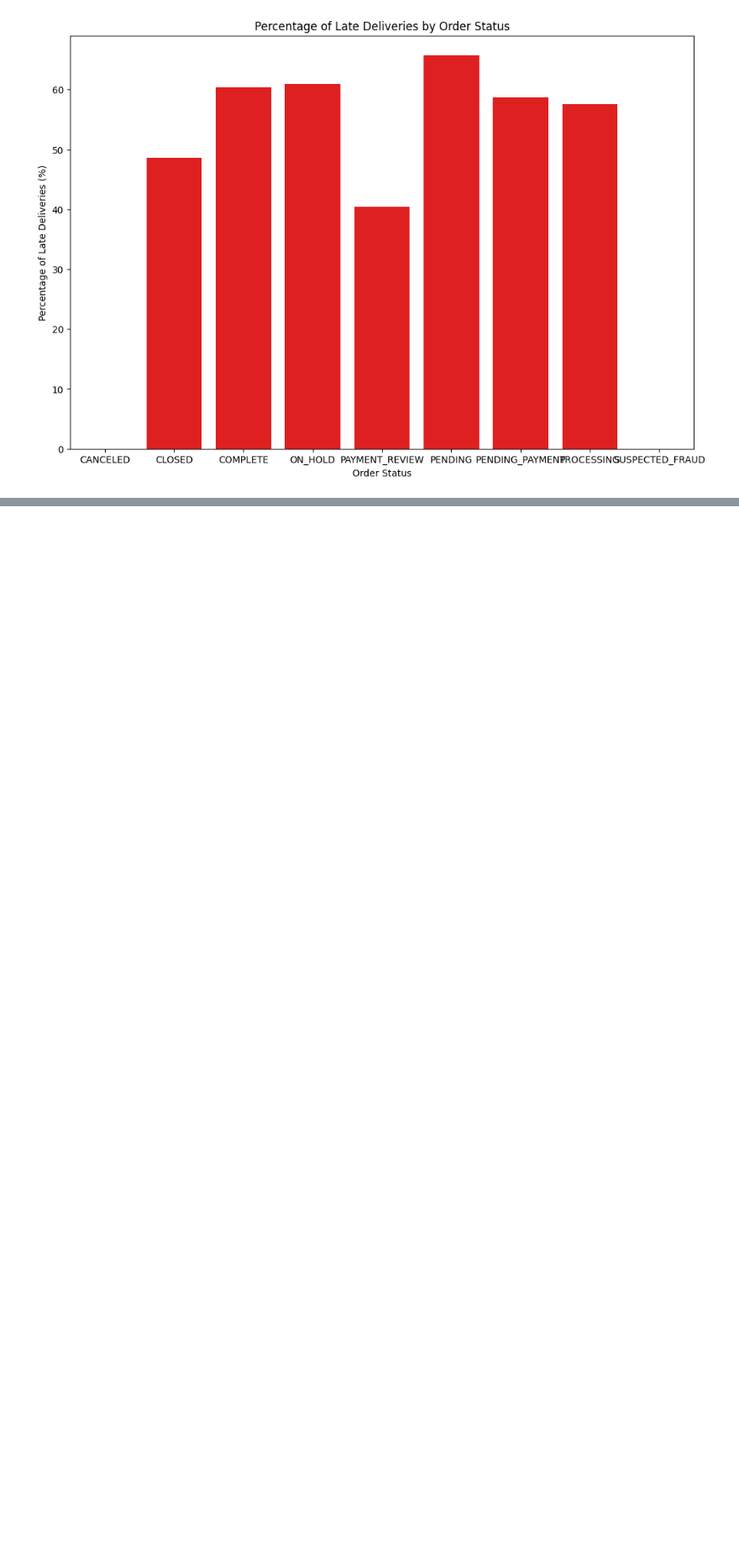
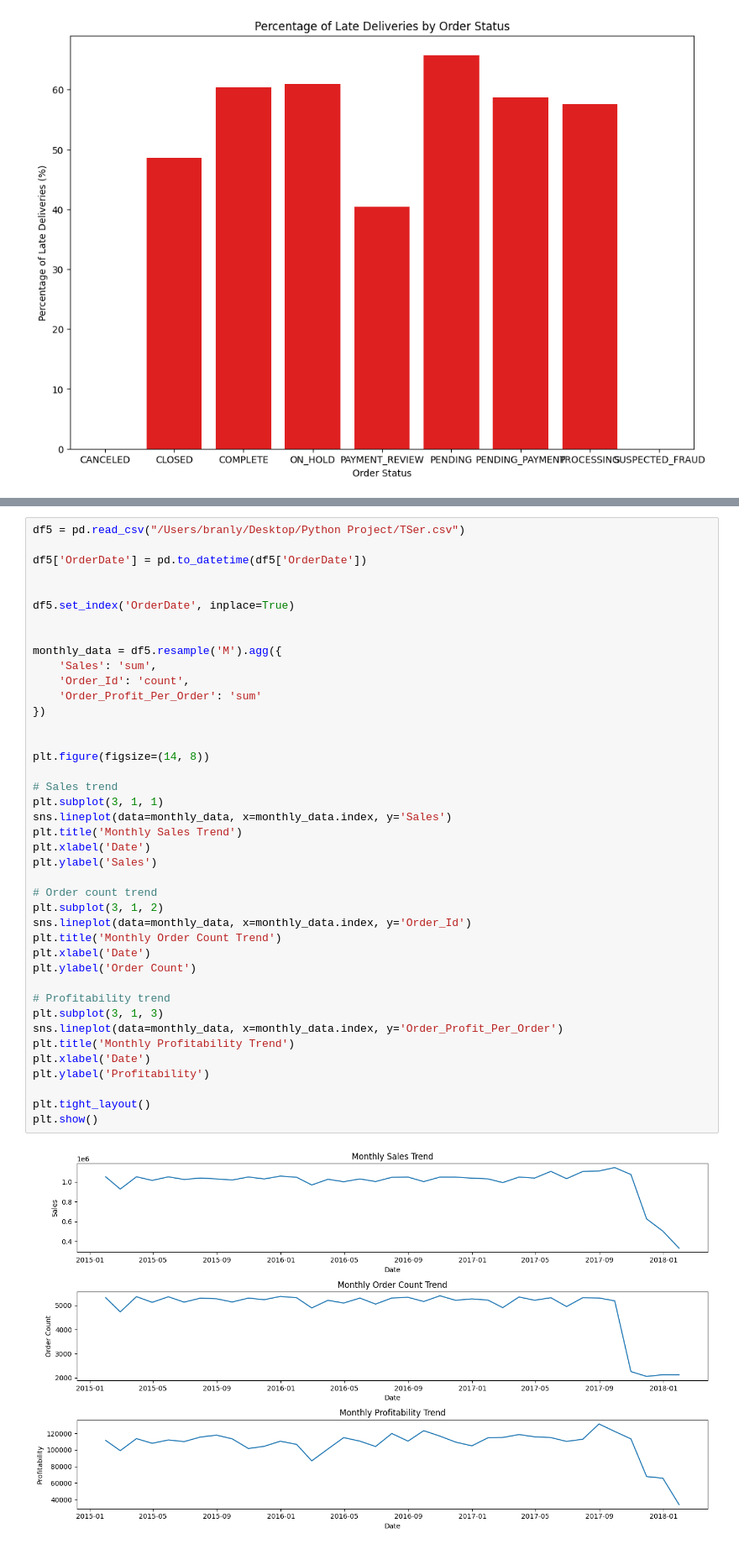
Before and after one commit to CCNY-Analytics-and-Quant/Branly_BAF23, a Jupyter notebook: Final Project.ipynb, the cells around one changed output, grey strips where cells are left out. Shown: that part at 84% size. Saved outputs shown, nothing was run; the diff lists cells and outputs as text; blank space fills up the shorter version.

```diff
--- a/Final Project.ipynb
+++ b/Final Project.ipynb
@@ -105,0 +129,43 @@ plt.show()
+# %%
+df5 = pd.read_csv("/Users/branly/Desktop/Python Project/TSer.csv")
+
+df5['OrderDate'] = pd.to_datetime(df5['OrderDate'])
+
+
+df5.set_index('OrderDate', inplace=True)
+
+
+monthly_data = df5.resample('M').agg({
+    'Sales': 'sum',
+    'Order_Id': 'count',
+    'Order_Profit_Per_Order': 'sum'
+})
+
+
+plt.figure(figsize=(14, 8))
+
+# Sales trend
+plt.subplot(3, 1, 1)
+sns.lineplot(data=monthly_data, x=monthly_data.index, y='Sales')
+plt.title('Monthly Sales Trend')
+plt.xlabel('Date')
+plt.ylabel('Sales')
+
+# Order count trend
+plt.subplot(3, 1, 2)
+sns.lineplot(data=monthly_data, x=monthly_data.index, y='Order_Id')
+plt.title('Monthly Order Count Trend')
+plt.xlabel('Date')
+plt.ylabel('Order Count')
+
+# Profitability trend
+plt.subplot(3, 1, 3)
+sns.lineplot(data=monthly_data, x=monthly_data.index, y='Order_Profit_Per_Order')
+plt.title('Monthly Profitability Trend')
+plt.xlabel('Date')
+plt.ylabel('Profitability')
+
+plt.tight_layout()
+plt.show()
+# %% [output]
+[figure, added]
```
Also changed, not shown: parts of 3 cells of this notebook.
